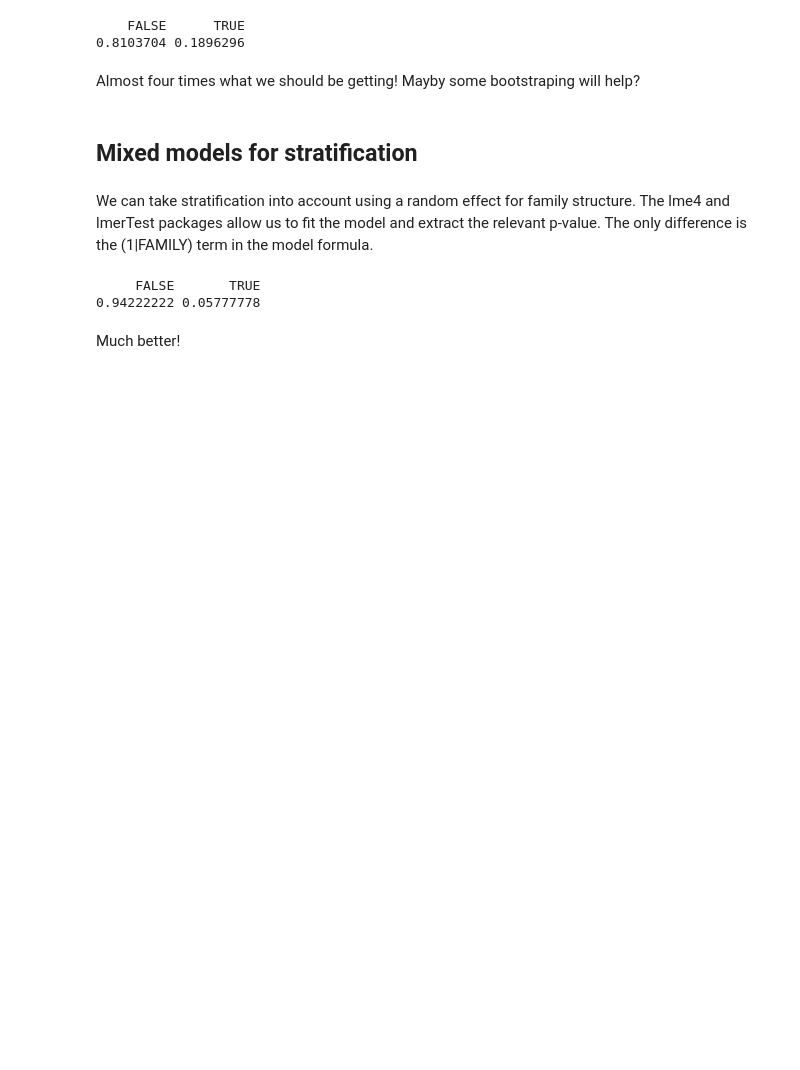
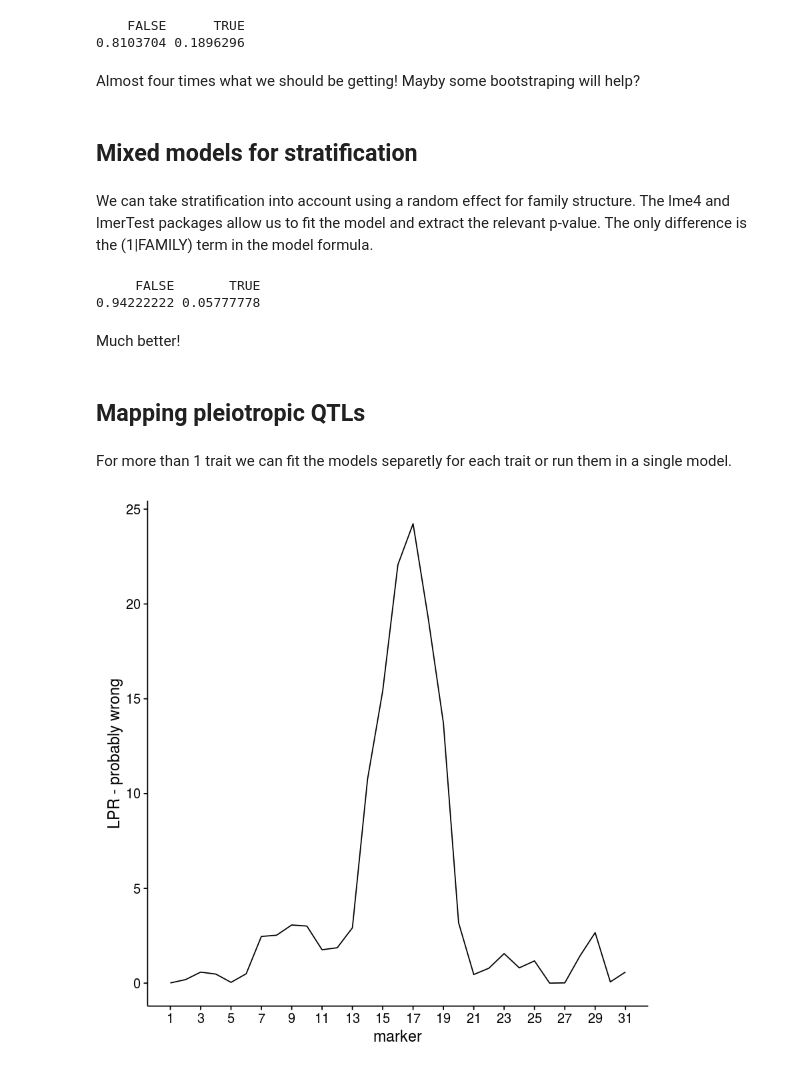
Before and after one commit to diogro/QGcourse, a Jupyter notebook: F3 mapping tutorial.ipynb, the cells around one changed output. Cells and saved outputs as stored; diff of their text form; code cells hidden in the pictures; blank space fills up the shorter version.

```diff
--- a/F3 mapping tutorial.ipynb
+++ b/F3 mapping tutorial.ipynb
@@ -135,3 +135,27 @@ table(laply(null_marker_mixed_fits_trait3, function(x) summary(x)$coefficients[5
 0.94222222 0.05777778
 # %% [markdown]
 Much better!
+# %% [markdown]
+## Mapping pleiotropic QTLs
+# %% [markdown]
+For more than 1 trait we can fit the models separetly for each trait or run them in a single model.
+# %%
+n_markers = 31
+interval = 6 # Play around with this value.
+fl_marker_fits_trait2a = list()
+for(i in seq(n_markers)){
+    current_marker = paste0('G', i)
+    f3_data[[paste0(current_marker, '_D')]] = ifelse(f3_data[[current_marker]], 0, 1)
+    model_formula = paste0("Trait2a ~ (1|FAMILY) + Sex + LSB + LSW + ", current_marker, "+", current_marker, "_D")
+    if((i - interval) >= 1)
+        model_formula = paste0(model_formula, "+ G", paste0(i - interval), "+ G", paste0(i - interval), "_D")
+    if((i + interval) <= n_markers)
+        model_formula = paste0(model_formula, "+ G", paste0(i + interval), "+ G", paste0(i + interval), "_D")
+    fl_marker_fits_trait2a[[i]] = lmer(as.formula(model_formula), data = f3_data)
+}
+# %%
+ldply(fl_marker_fits_trait2a, function(x) summary(x)$coefficients[5, 'Pr(>|t|)']) %>%
+    ggplot(aes(1:n_markers, -log(V1))) + geom_line() + labs(x = "marker", y = "LPR - probably wrong") +
+    scale_x_continuous(breaks = seq(1, n_markers, by = 2))
+# %% [output]
+[figure, added]
```
Also changed, not shown: parts of 2 cells of this notebook.
